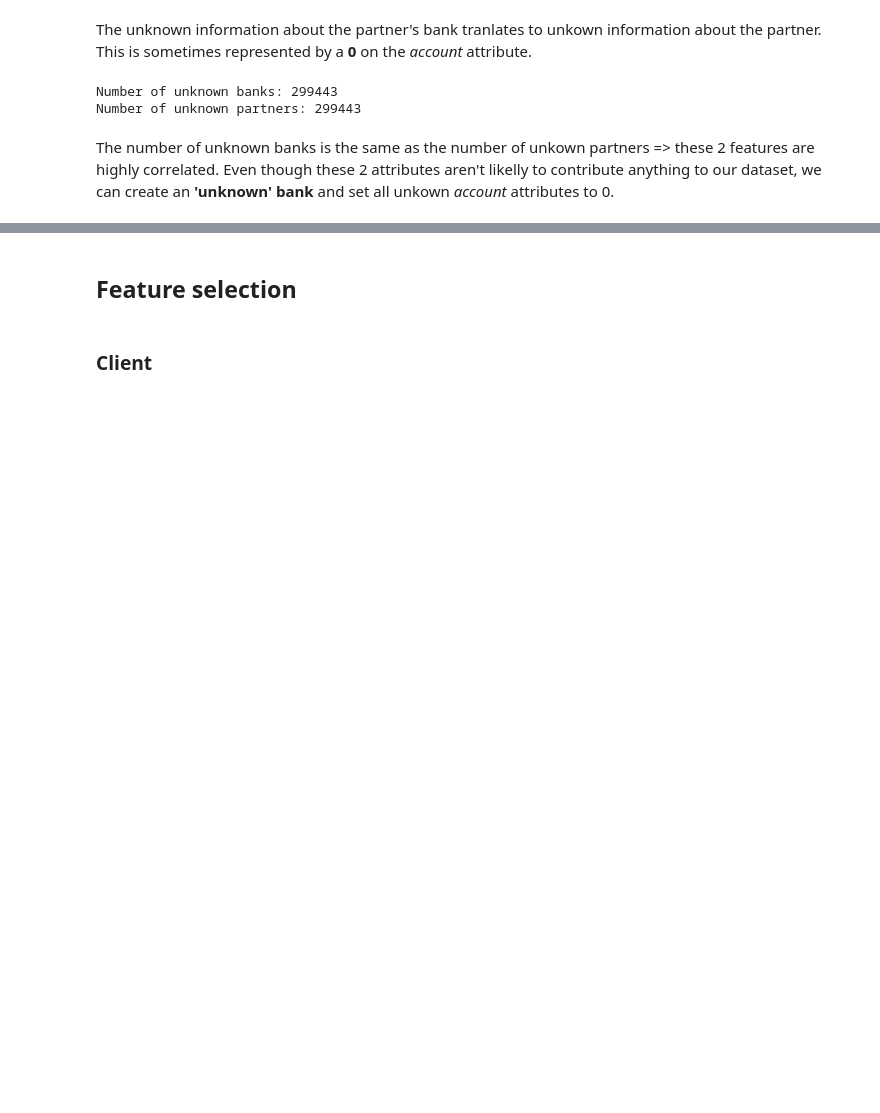
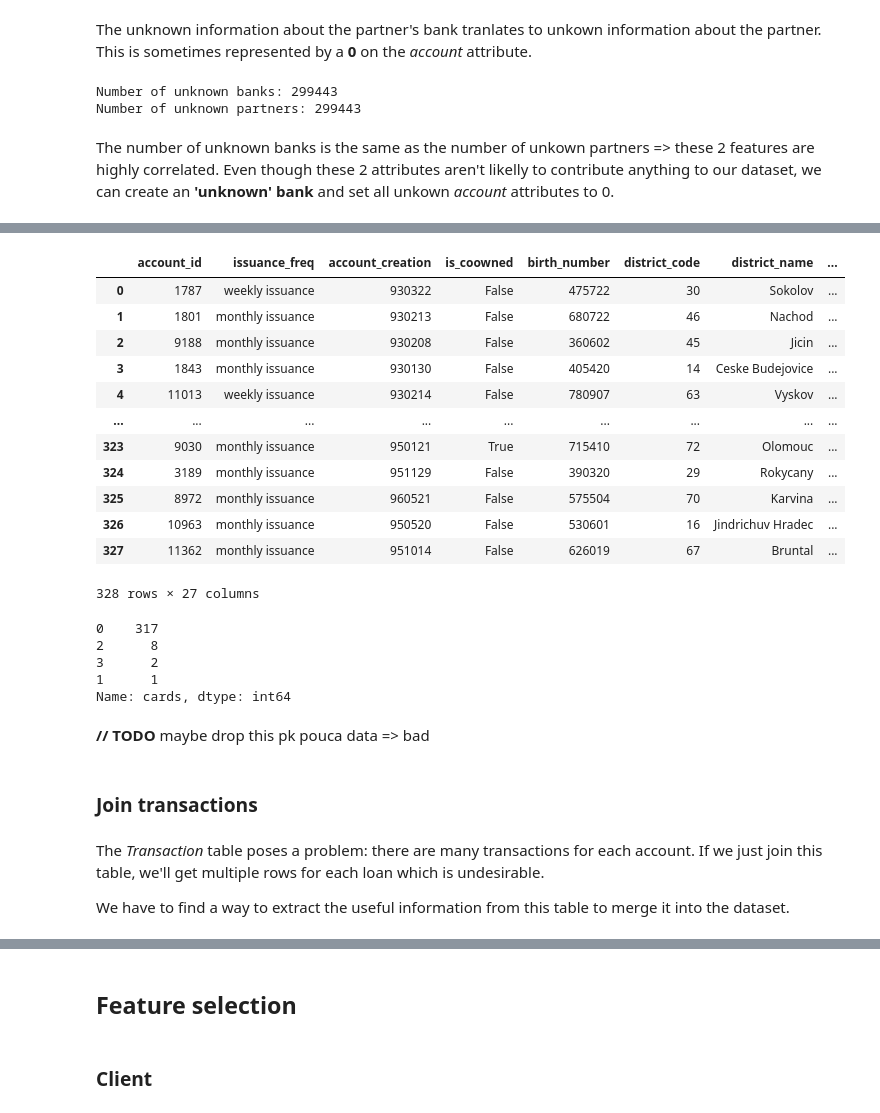
Before and after one commit to JoaoCostaIFG/AC, a Jupyter notebook: Banking.ipynb, the cells around one changed output, grey strips where cells are left out. Drawn from its saved outputs; the diff is of its cells as text; code cells hidden in the pictures; blank space fills up the shorter version.

```diff
--- a/Banking.ipynb
+++ b/Banking.ipynb
@@ -365,0 +504,58 @@ trans_df.head()
+# %%
+def join_cards(df, card_df):
+    def process_cards(row):
+        disp = row["disp_id"]
+        if disp not in disps:
+            return 0
+        cards = card_df[card_df["disp_id"] == disp]
+        ret = 0
+        for _, c in cards.iterrows():
+            # skip cards that have been issued after the loan
+            if c["issued"] > row["loan_date"]:
+                continue
+            c_type = c["type"]
+            if c_type == "junior":
+                ret += 1
+            elif c_type == "classic":
+                ret += 2
+            else: # gold
+                ret += 3
+        return ret
+
+    disps = card_df["disp_id"].tolist()
+    df["cards"] = df.apply(process_cards, axis=1)
+    df.drop(['disp_id'], axis=1, inplace=True)
+
+join_cards(df, card_df)
+join_cards(df_test, card_df)
+df
+# %% [output]
+|  | account_id | issuance_freq | account_creation | is_coowned | birth_number | district_code | district_name | ... |
+| 0 | 1787 | weekly issuance | 930322 | False | 475722 | 30 | Sokolov | ... |
+| 1 | 1801 | monthly issuance | 930213 | False | 680722 | 46 | Nachod | ... |
+| 2 | 9188 | monthly issuance | 930208 | False | 360602 | 45 | Jicin | ... |
+| 3 | 1843 | monthly issuance | 930130 | False | 405420 | 14 | Ceske Budejovice | ... |
+| 4 | 11013 | weekly issuance | 930214 | False | 780907 | 63 | Vyskov | ... |
+| ... | ... | ... | ... | ... | ... | ... | ... | ... |
+| 323 | 9030 | monthly issuance | 950121 | True | 715410 | 72 | Olomouc | ... |
+| 324 | 3189 | monthly issuance | 951129 | False | 390320 | 29 | Rokycany | ... |
+| 325 | 8972 | monthly issuance | 960521 | False | 575504 | 70 | Karvina | ... |
+| 326 | 10963 | monthly issuance | 950520 | False | 530601 | 16 | Jindrichuv Hradec | ... |
+| 327 | 11362 | monthly issuance | 951014 | False | 626019 | 67 | Bruntal | ... |
+328 rows × 27 columns
+# %%
+df["cards"].value_counts()
+# %% [output]
+0    317
+2      8
+3      2
+1      1
+Name: cards, dtype: int64
+# %% [markdown]
+**// TODO** maybe drop this pk pouca data => bad
+# %% [markdown]
+### Join transactions
+# %% [markdown]
+The _Transaction_ table poses a problem: there are many transactions for each account. If we just join this table, we'll get multiple rows for each loan which is undesirable.
+
+We have to find a way to extract the useful information from this table to merge it into the dataset.
```
Also changed, not shown: parts of 62 cells of this notebook.
